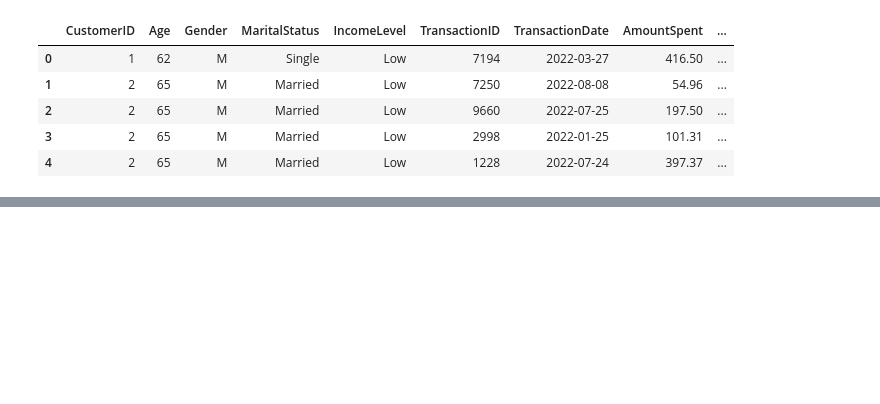
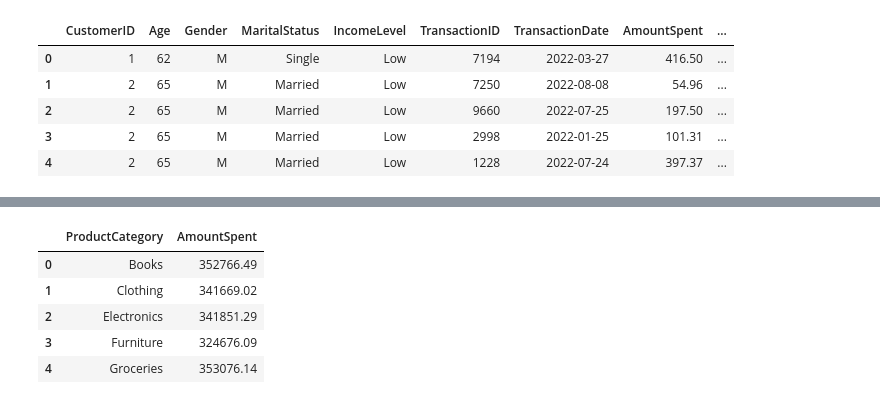
Before and after one commit to pavanrajkg04/Job_based_projects, a Jupyter notebook: Data Science/LLoyd Bank/Task 1: Data gathering and exploratory analysis/TaskOne.ipynb, the cells around one changed output, grey strips where cells are left out. Saved outputs shown, nothing was run; the diff lists cells and outputs as text; code cells hidden in the pictures; blank space fills up the shorter version.

```diff
--- a/Data Science/LLoyd Bank/Task 1: Data gathering and exploratory analysis/TaskOne.ipynb
+++ b/Data Science/LLoyd Bank/Task 1: Data gathering and exploratory analysis/TaskOne.ipynb
@@ -54,0 +93,10 @@ s
+# %%
+x = data.groupby('ProductCategory')['AmountSpent'].sum().reset_index()
+x
+# %% [output]
+|  | ProductCategory | AmountSpent |
+| 0 | Books | 352766.49 |
+| 1 | Clothing | 341669.02 |
+| 2 | Electronics | 341851.29 |
+| 3 | Furniture | 324676.09 |
+| 4 | Groceries | 353076.14 |
```
Also changed, not shown: parts of 7 cells of this notebook.
